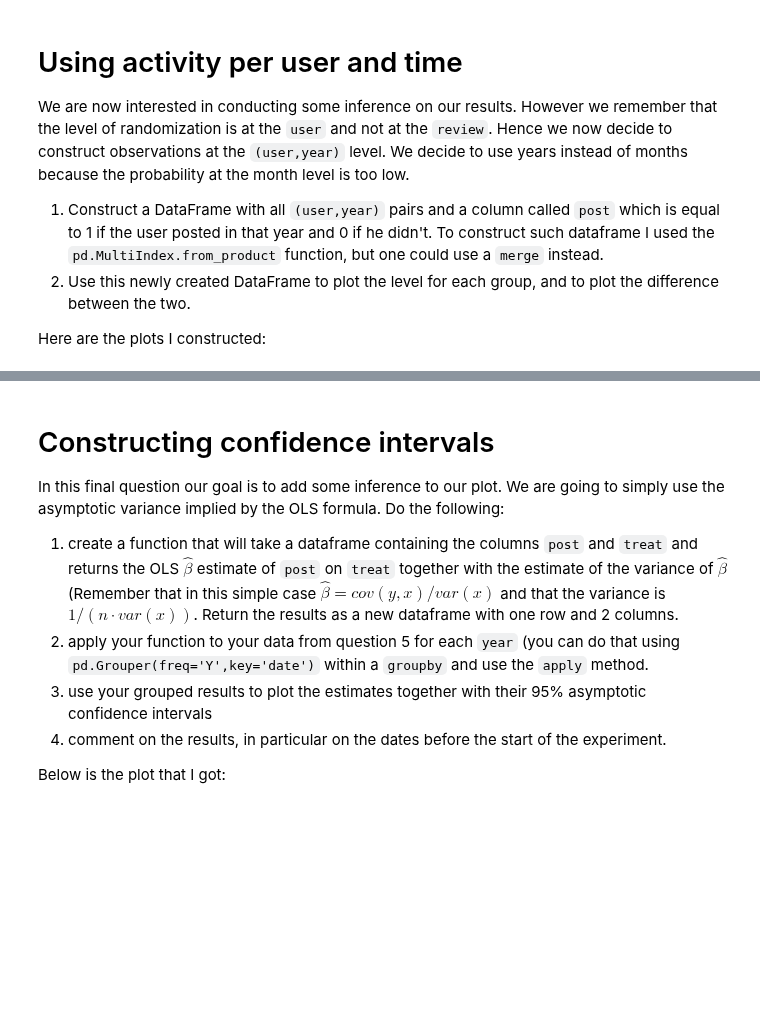
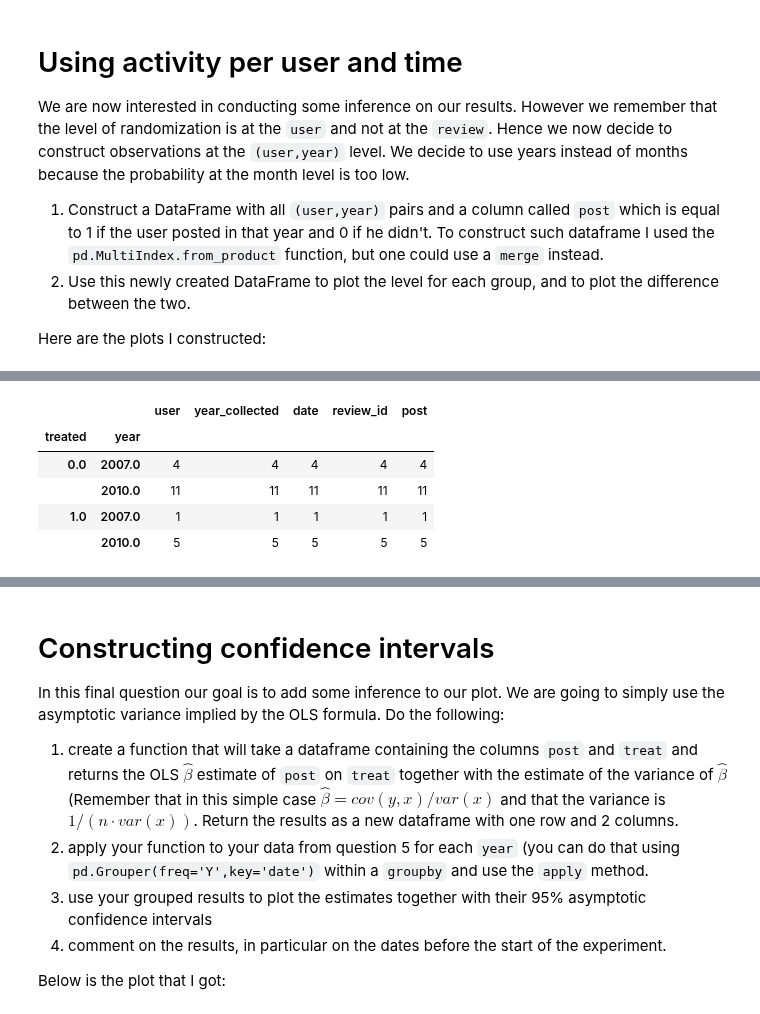
Before and after one commit to vma101/big_data_tools, a Jupyter notebook: hw3_quasi.ipynb, the cells around one changed output, grey strips where cells are left out. Drawn from its saved outputs; the diff is of its cells as text; code cells hidden in the pictures; blank space fills up the shorter version.

```diff
--- a/hw3_quasi.ipynb
+++ b/hw3_quasi.ipynb
@@ -345,2 +343,11 @@ df_user_year.rename(columns = {0: "user", 1: "year"}, inplace = True)
 # %%
 # 5.2 Plot Level for Treatment and Control Group, and Plot Difference
+df_user_year_tab = df_user_year.groupby(["treated", "year"]).count()
+df_user_year_tab
+# %% [output]
+|  |  | user | year_collected | date | review_id | post |
+| treated | year |  |  |  |  |  |
+| 0.0 | 2007.0 | 4 | 4 | 4 | 4 | 4 |
+|  | 2010.0 | 11 | 11 | 11 | 11 | 11 |
+| 1.0 | 2007.0 | 1 | 1 | 1 | 1 | 1 |
+|  | 2010.0 | 5 | 5 | 5 | 5 | 5 |
```
Also changed, not shown: parts of 7 cells of this notebook.
